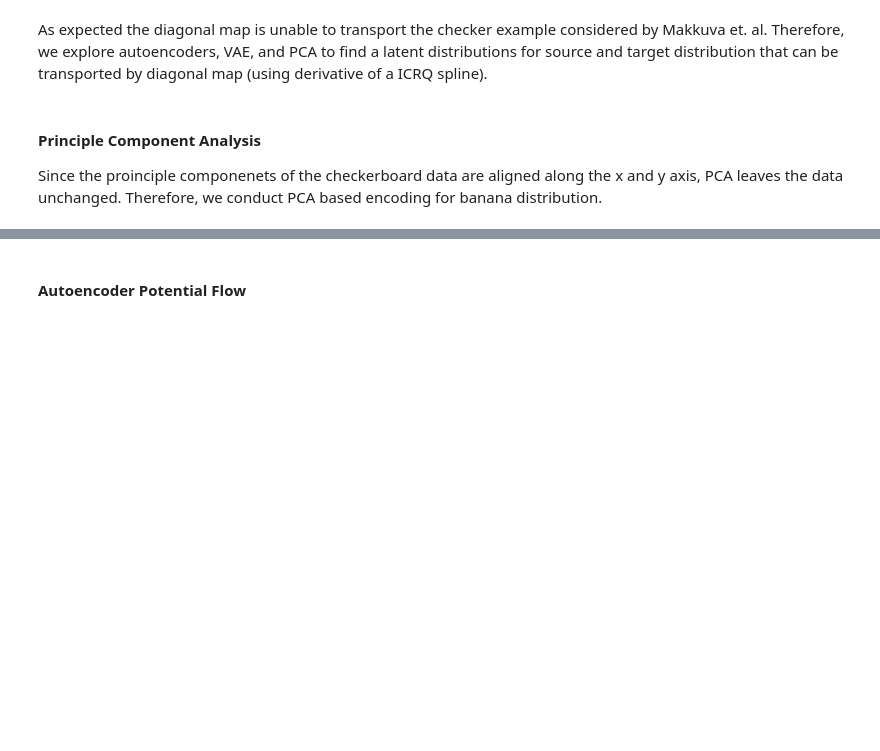
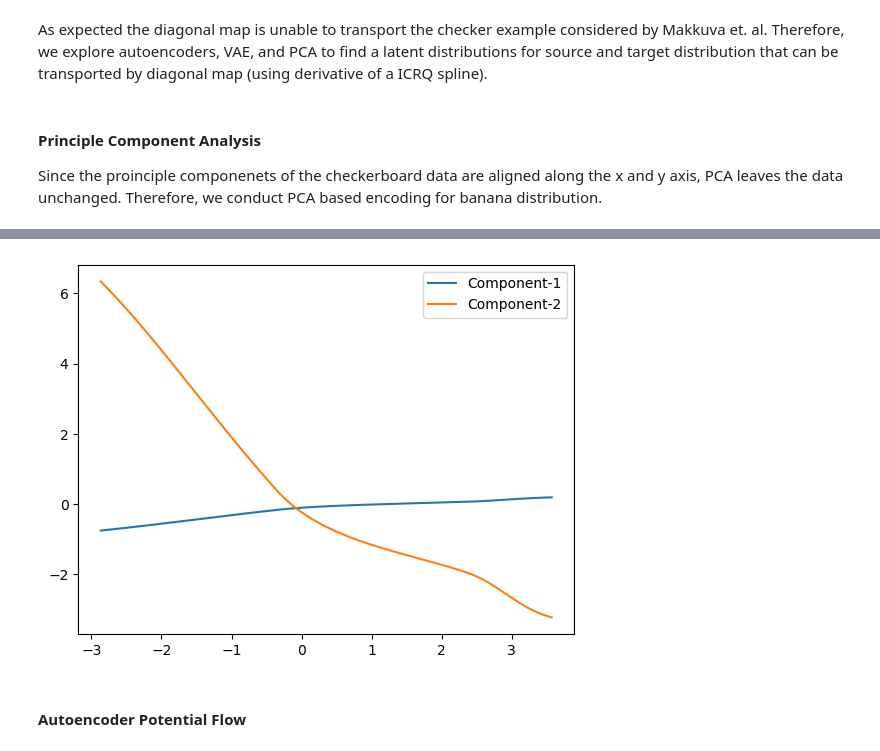
Before and after one commit to medhaaga/OT_flow, a Jupyter notebook: potential_flows/flow/non_diagonal_maps.ipynb, the cells around one changed output, grey strips where cells are left out. Cells and saved outputs as stored; diff of their text form; code cells hidden in the pictures; blank space fills up the shorter version.

```diff
--- a/potential_flows/flow/non_diagonal_maps.ipynb
+++ b/potential_flows/flow/non_diagonal_maps.ipynb
@@ -131,3 +146,8 @@ PCA_OT_Trainer.learn()
+# %%
+PCA_OT_Trainer.plot_flow()
+PCA_OT_Trainer.args.show_the_plot = False
+# %% [output]
+[figure, added]
 # %% [markdown]
 #### Autoencoder Potential Flow
 # %% [markdown]
```
Also changed, not shown: parts of 23 cells of this notebook, 7 other files.
